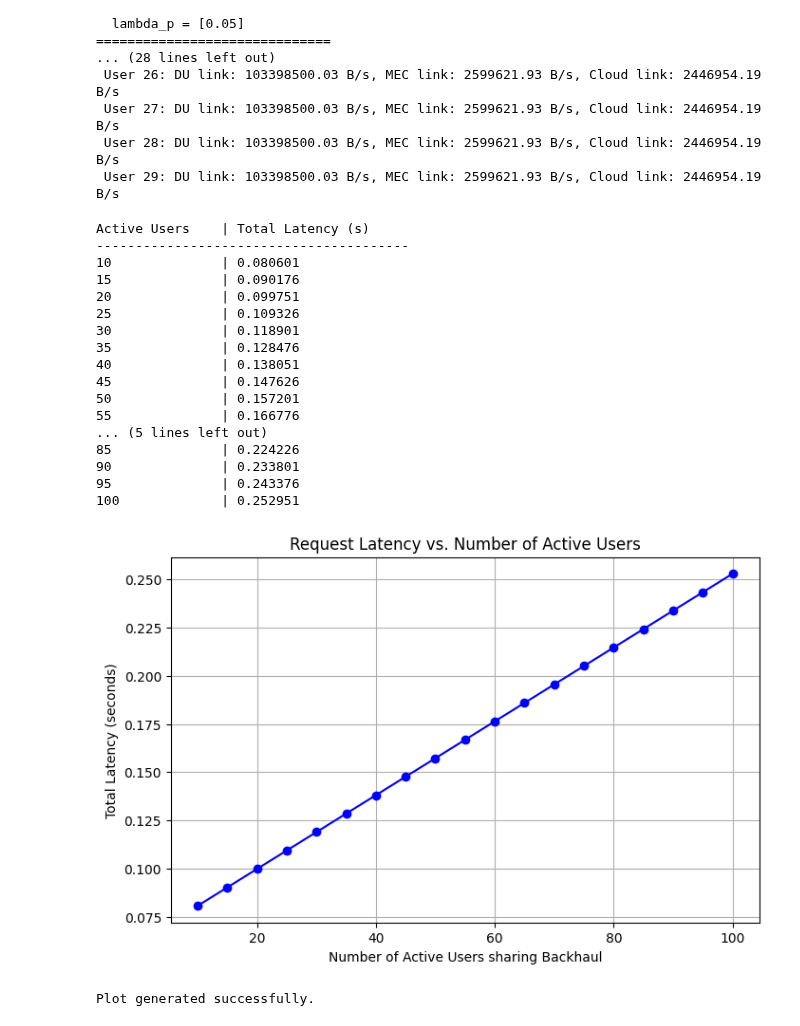
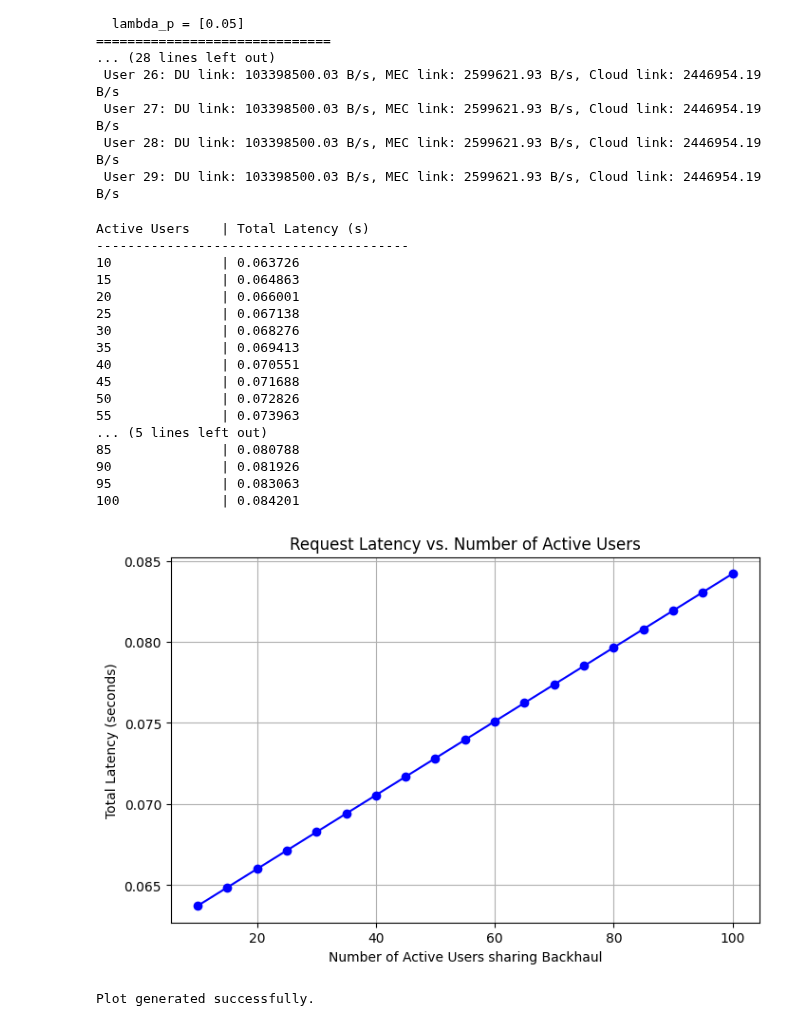
Before and after one commit to es25591/CacheVideoPredict360, a Jupyter notebook: Sources/Examples/LabLatencyModel.ipynb, the cells around one changed output. Saved outputs shown, nothing was run; the diff lists cells and outputs as text; code cells hidden in the pictures.

```diff
--- a/Sources/Examples/LabLatencyModel.ipynb
+++ b/Sources/Examples/LabLatencyModel.ipynb
@@ -619,7 +475,7 @@ if __name__ == "__main__":
     model = LatencyModel(
         P=P,
         max_U=MAX_USERS,
-        R_M_D=80e6,       # Backhaul MEC->DU: 80 MB/s (640 Mbps)
+        R_M_D=800e6,       # Backhaul MEC->DU: 80 MB/s (640 Mbps)
         R_C_M=1.25e9,     # Backhaul Cloud->MEC: 1.25 GB/s (10 Gbps)
         mu=2e7,           # MEC Service Rate
         eta=2e5,          # Average task size
@@ -693,47 +549,47 @@ if __name__ == "__main__":
     print(f"{'Active Users':<15} | {'Total Latency (s)':<20}")
     print("-" * 40)
 
     for u_count in user_counts:
         # Calculate latency
         result = model.compute_latency_for_request(
             test_request,
             active_users=u_count
         )
         lat = result["total_latency"]
         latencies.append(lat)
 
         print(f"{u_count:<15} | {lat:.6f}")
 
     # --- Plotting Results ---
     try:
         plt.figure(figsize=(8, 5))
         plt.plot(user_counts, latencies, marker='o', linestyle='-', color='b')
         plt.title('Request Latency vs. Number of Active Users')
         plt.xlabel('Number of Active Users sharing Backhaul')
         plt.ylabel('Total Latency (seconds)')
         plt.grid(True)
         plt.show()
         print("\nPlot generated successfully.")
     except Exception as e:
         print(f"\nCould not generate plot: {e}")
 # %% [output]
 Active Users    | Total Latency (s)
 ----------------------------------------
-10              | 0.080601
-15              | 0.090176
-20              | 0.099751
-25              | 0.109326
-30              | 0.118901
-35              | 0.128476
-40              | 0.138051
-45              | 0.147626
-50              | 0.157201
-55              | 0.166776
+10              | 0.063726
+15              | 0.064863
+20              | 0.066001
+25              | 0.067138
+30              | 0.068276
+35              | 0.069413
+40              | 0.070551
+45              | 0.071688
+50              | 0.072826
+55              | 0.073963
 ... (5 lines left out)
-85              | 0.224226
-90              | 0.233801
-95              | 0.243376
-100             | 0.252951
+85              | 0.080788
+90              | 0.081926
+95              | 0.083063
+100             | 0.084201
-[figure, old version]
+[figure, new version]
 Plot generated successfully.
 # %%
```
Also changed, not shown: parts of 3 cells of this notebook, 19 other files.
